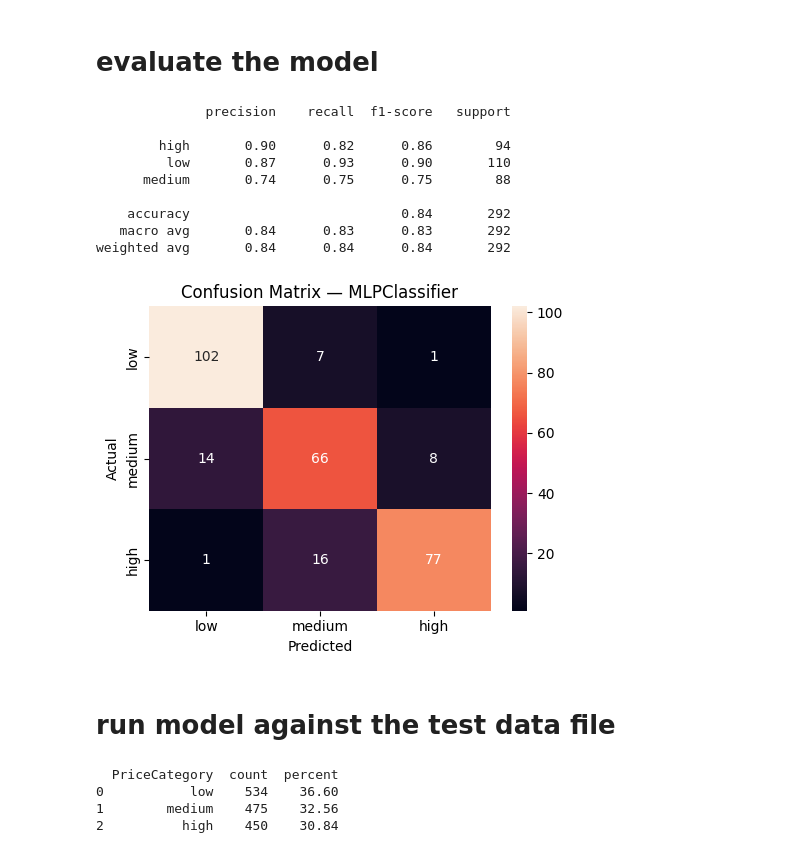
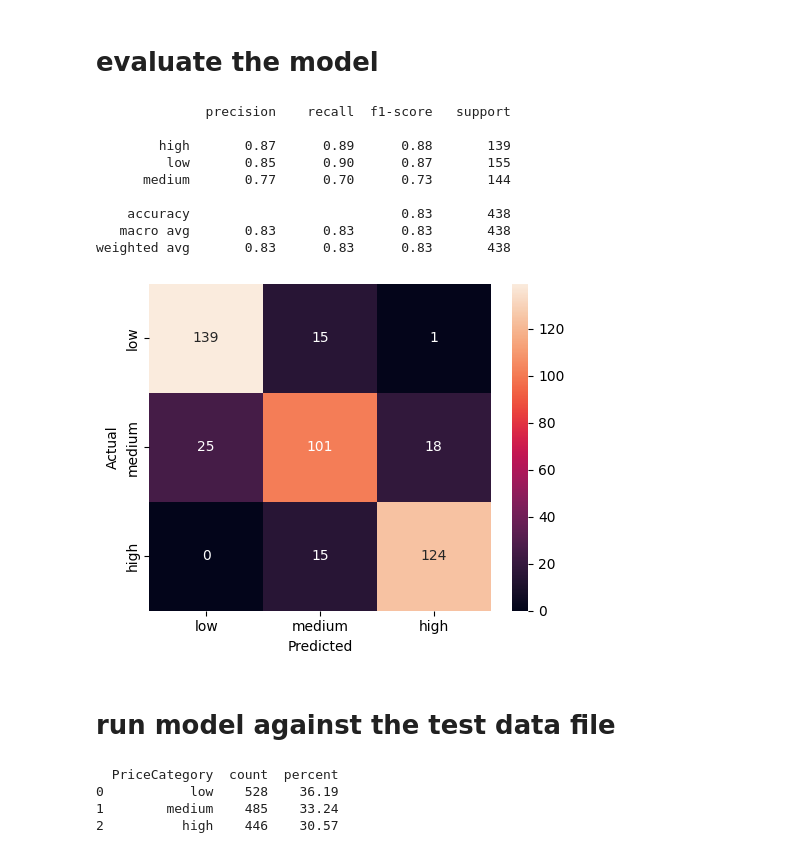
Before and after one commit to byrddroppings/d789, a Jupyter notebook: multi-layer-perceptron.ipynb, the cells around one changed output. Drawn from its saved outputs; the diff is of its cells as text; code cells hidden in the pictures.

```diff
--- a/multi-layer-perceptron.ipynb
+++ b/multi-layer-perceptron.ipynb
@@ -25,7 +25,7 @@ from sklearn.model_selection import train_test_split
 
 X_train, X_test, y_train, y_test = train_test_split(
     X, y,
-    test_size=0.2,
+    test_size=0.3,
     random_state=42
 )
 # %% [markdown]
@@ -71,7 +71,7 @@ from sklearn.linear_model import LogisticRegression
 from sklearn.neural_network import MLPClassifier
 from sklearn.pipeline import Pipeline
 from sklearn.model_selection import GridSearchCV
-from sklearn.feature_selection import VarianceThreshold, SelectKBest, f_classif, SelectFromModel
+from sklearn.feature_selection import VarianceThreshold, SelectKBest, f_classif, mutual_info_classif
 
 # 1️⃣ Build a pipeline with a *placeholder* "selector" step
 pipeline = Pipeline(steps=[
@@ -91,14 +91,12 @@ pipeline = Pipeline(steps=[
 param_grid = {
     "selector": [
         "passthrough",
+        SelectKBest(score_func=f_classif, k=50),
+        SelectKBest(score_func=mutual_info_classif, k=50),
         SelectKBest(score_func=f_classif, k=100),
-        SelectFromModel(
-            LogisticRegression(
-                penalty="l1",
-                solver="saga",
-                max_iter=10000
-            )
-        ),
+        SelectKBest(score_func=mutual_info_classif, k=100),
+        SelectKBest(score_func=f_classif, k=150),
+        SelectKBest(score_func=mutual_info_classif, k=150),
     ],
 }
 
@@ -152,37 +150,36 @@ training_results.to_csv("results_mlp.csv", index=False)
 # %%
 from sklearn.metrics import classification_report, confusion_matrix
 
 print(classification_report(y_test.values, y_pred_cat))
 
 cm = confusion_matrix(y_test.values, y_pred_cat, labels=price_labels)
 
 import matplotlib.pyplot as plt
 import seaborn as sns
 
 plt.figure(figsize=(5,4))
 sns.heatmap(
     cm,
     annot=True,
     fmt="d",
     xticklabels=price_labels,
     yticklabels=price_labels
 )
 plt.xlabel("Predicted")
 plt.ylabel("Actual")
-plt.title("Confusion Matrix — MLPClassifier")
 plt.tight_layout()
 plt.show()
 # %% [output]
               precision    recall  f1-score   support
 
-        high       0.90      0.82      0.86        94
-         low       0.87      0.93      0.90       110
-      medium       0.74      0.75      0.75        88
+        high       0.87      0.89      0.88       139
+         low       0.85      0.90      0.87       155
+      medium       0.77      0.70      0.73       144
 
-    accuracy                           0.84       292
-   macro avg       0.84      0.83      0.83       292
-weighted avg       0.84      0.84      0.84       292
+    accuracy                           0.83       438
+   macro avg       0.83      0.83      0.83       438
+weighted avg       0.83      0.83      0.83       438
-[figure, old version]
+[figure, new version]
 # %% [markdown]
 # run model against the test data file
 # %%
@@ -199,6 +196,6 @@ summary = summary.rename(columns={"index": "PriceCategory"})
 print(summary)
 # %% [output]
   PriceCategory  count  percent
-0           low    534    36.60
-1        medium    475    32.56
-2          high    450    30.84
+0           low    528    36.19
+1        medium    485    33.24
+2          high    446    30.57
```
Also changed, not shown: parts of 1 cell of this notebook, 11 other files.
